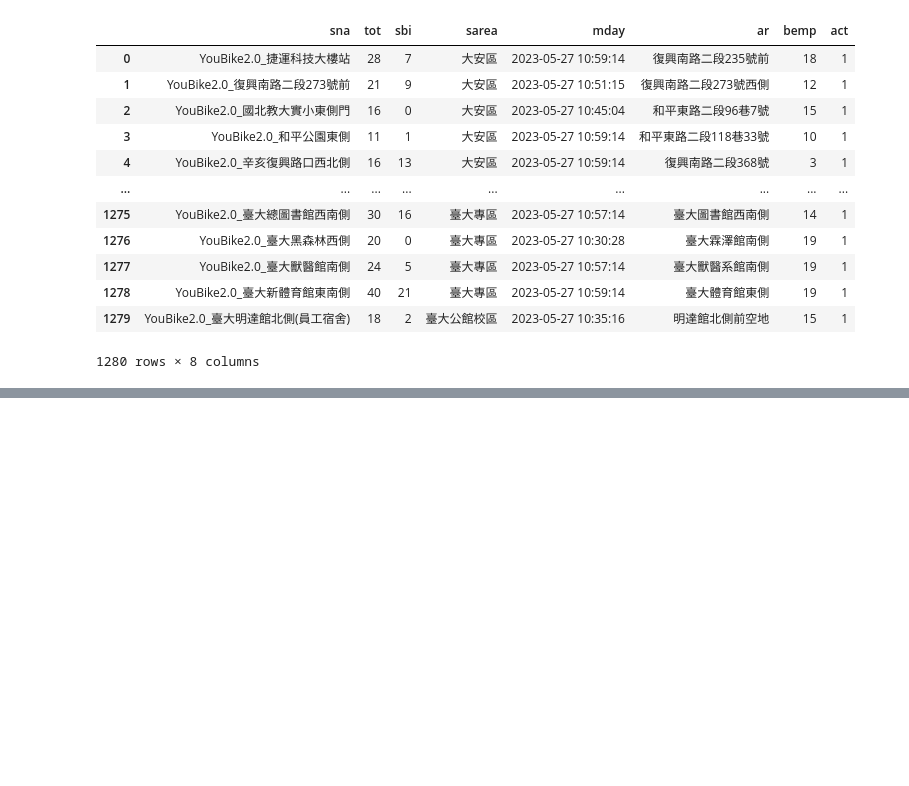
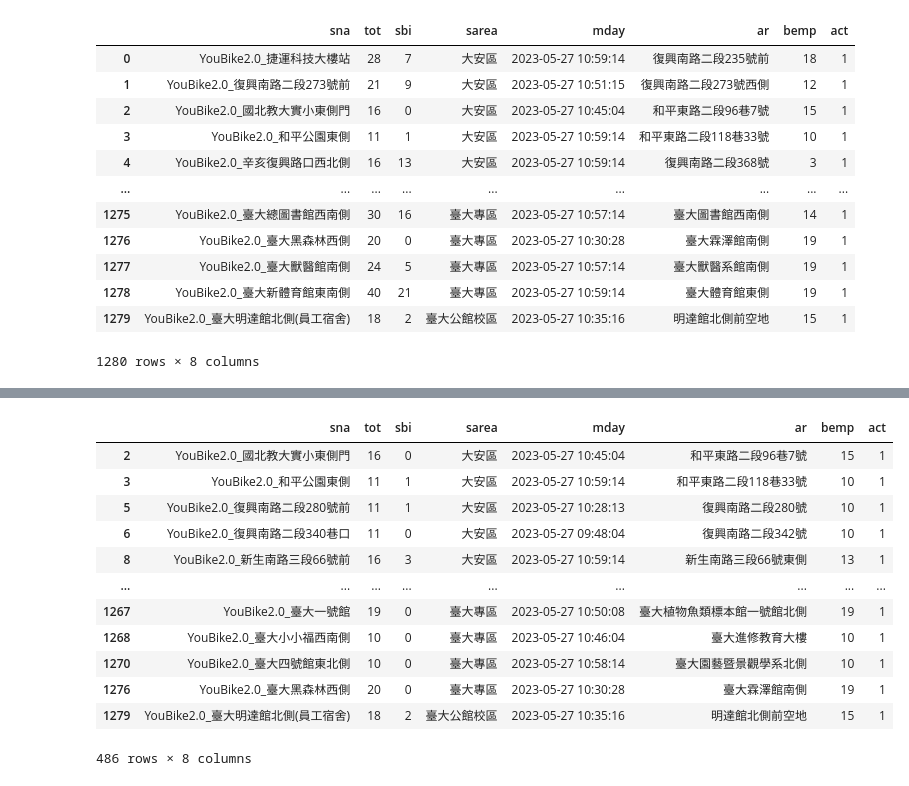
Before and after one commit to remingwang/_112_python_flask_, a Jupyter notebook: lession7_1.ipynb, the cells around one changed output, grey strips where cells are left out. Saved outputs shown, nothing was run; the diff lists cells and outputs as text; code cells hidden in the pictures; blank space fills up the shorter version.

```diff
--- a/lession7_1.ipynb
+++ b/lession7_1.ipynb
@@ -34,0 +115,21 @@ dataFrame
+# %%
+#搜尋欄位值內的資料
+#1先抓出Series
+
+#bool Series
+mask = dataFrame['sbi'] <=3
+dataFrame[mask]
+# %% [output]
+|  | sna | tot | sbi | sarea | mday | ar | bemp | act |
+| 2 | YouBike2.0_國北教大實小東側門 | 16 | 0 | 大安區 | 2023-05-27 10:45:04 | 和平東路二段96巷7號 | 15 | 1 |
+| 3 | YouBike2.0_和平公園東側 | 11 | 1 | 大安區 | 2023-05-27 10:59:14 | 和平東路二段118巷33號 | 10 | 1 |
+| 5 | YouBike2.0_復興南路二段280號前 | 11 | 1 | 大安區 | 2023-05-27 10:28:13 | 復興南路二段280號 | 10 | 1 |
+| 6 | YouBike2.0_復興南路二段340巷口 | 11 | 0 | 大安區 | 2023-05-27 09:48:04 | 復興南路二段342號 | 10 | 1 |
+| 8 | YouBike2.0_新生南路三段66號前 | 16 | 3 | 大安區 | 2023-05-27 10:59:14 | 新生南路三段66號東側 | 13 | 1 |
+| ... | ... | ... | ... | ... | ... | ... | ... | ... |
+| 1267 | YouBike2.0_臺大一號館 | 19 | 0 | 臺大專區 | 2023-05-27 10:50:08 | 臺大植物魚類標本館一號館北側 | 19 | 1 |
+| 1268 | YouBike2.0_臺大小小福西南側 | 10 | 0 | 臺大專區 | 2023-05-27 10:46:04 | 臺大進修教育大樓 | 10 | 1 |
+| 1270 | YouBike2.0_臺大四號館東北側 | 10 | 0 | 臺大專區 | 2023-05-27 10:58:14 | 臺大園藝暨景觀學系北側 | 10 | 1 |
+| 1276 | YouBike2.0_臺大黑森林西側 | 20 | 0 | 臺大專區 | 2023-05-27 10:30:28 | 臺大霖澤館南側 | 19 | 1 |
+| 1279 | YouBike2.0_臺大明達館北側(員工宿舍) | 18 | 2 | 臺大公館校區 | 2023-05-27 10:35:16 | 明達館北側前空地 | 15 | 1 |
+486 rows × 8 columns
```
Also changed, not shown: parts of 4 cells of this notebook.
